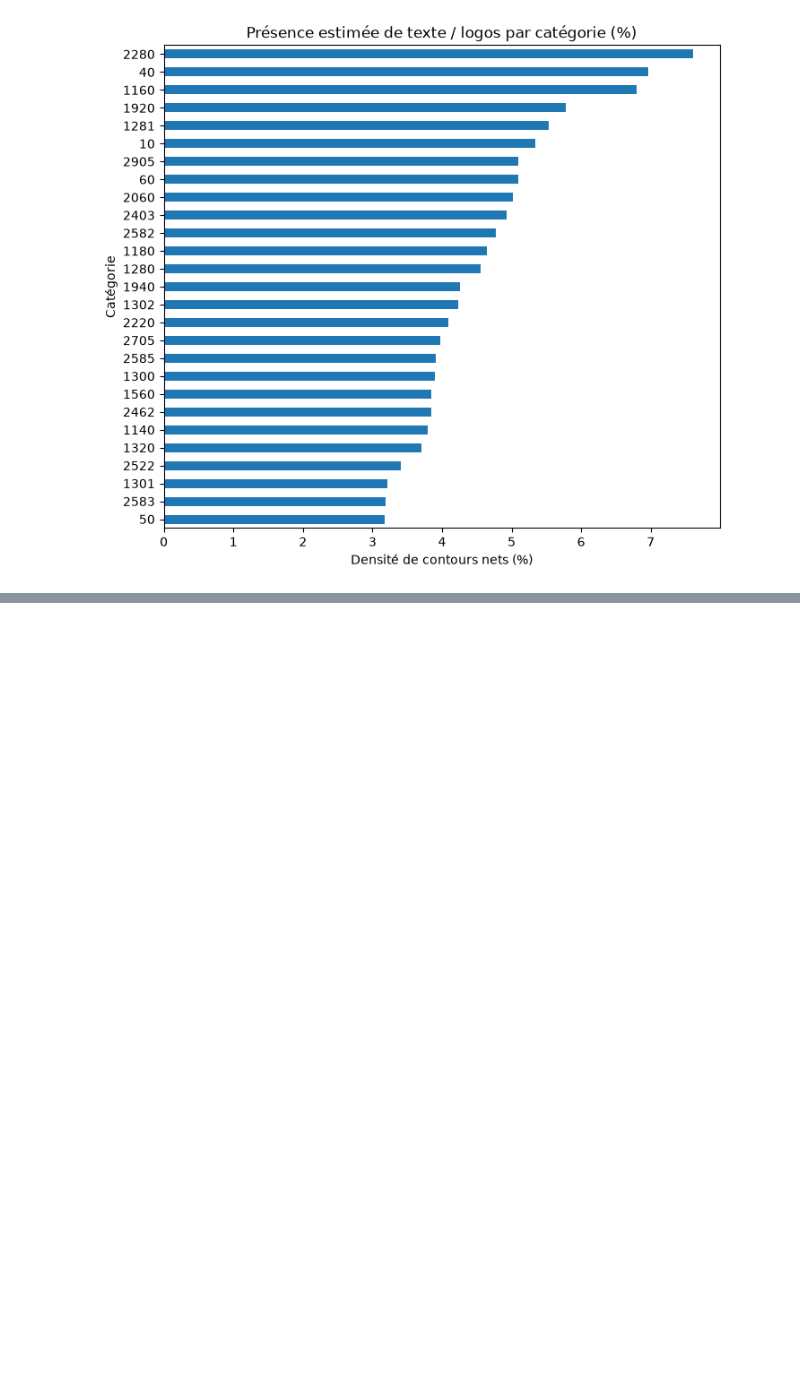
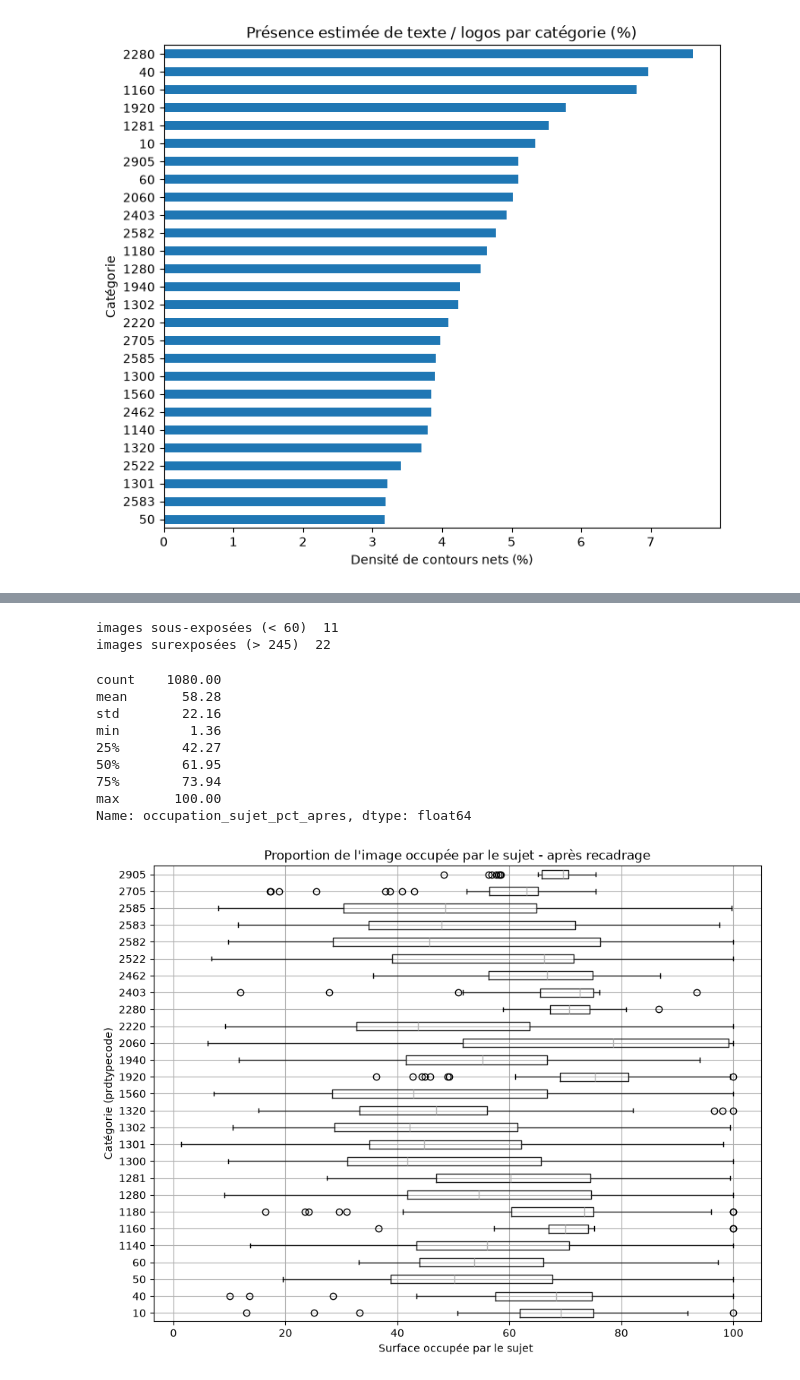
Before and after one commit to DataScientest-Studio/jul26_cds_rakuten, a Jupyter notebook: notebooks/Rakuten Exploration de données.ipynb, the cells around one changed output, grey strips where cells are left out. Saved outputs shown, nothing was run; the diff lists cells and outputs as text; code cells hidden in the pictures; blank space fills up the shorter version.

```diff
--- a/notebooks/Rakuten Exploration de données.ipynb
+++ b/notebooks/Rakuten Exploration de données.ipynb
@@ -875,0 +973,36 @@ Name: score_texte, dtype: float64
+# %%
+# verification de la surexposition et sous-exposition des images après recadrage
+
+echantillon["luminosite_apres"] = [np.array(img.convert("L")).mean() for img in images_taille224]
+
+print("images sous-exposées (< 60) ", (echantillon["luminosite_apres"] < 60).sum())
+print("images surexposées (> 245) ", (echantillon["luminosite_apres"] > 245).sum())
+# %% [output]
+images sous-exposées (< 60)  11
+images surexposées (> 245)  22
+# %%
+# Proportion du sujet APRÈS
+
+echantillon["occupation_sujet_pct_apres"] = [
+    (np.array(img.convert("L")) < 240).mean() * 100
+    for img in images_taille224
+]
+print(echantillon["occupation_sujet_pct_apres"].describe().round(2))
+
+echantillon.boxplot(column="occupation_sujet_pct_apres", by="prdtypecode", vert=False, figsize=(10, 8))
+plt.title("Proportion de l'image occupée par le sujet - après recadrage")
+plt.suptitle("")
+plt.xlabel("Surface occupée par le sujet ")
+plt.ylabel("Catégorie (prdtypecode)")
+plt.show()
+# %% [output]
+count    1080.00
+mean       58.28
+std        22.16
+min         1.36
+25%        42.27
+50%        61.95
+75%        73.94
+max       100.00
+Name: occupation_sujet_pct_apres, dtype: float64
+[figure, added]
```
Also changed, not shown: parts of 11 cells of this notebook.
